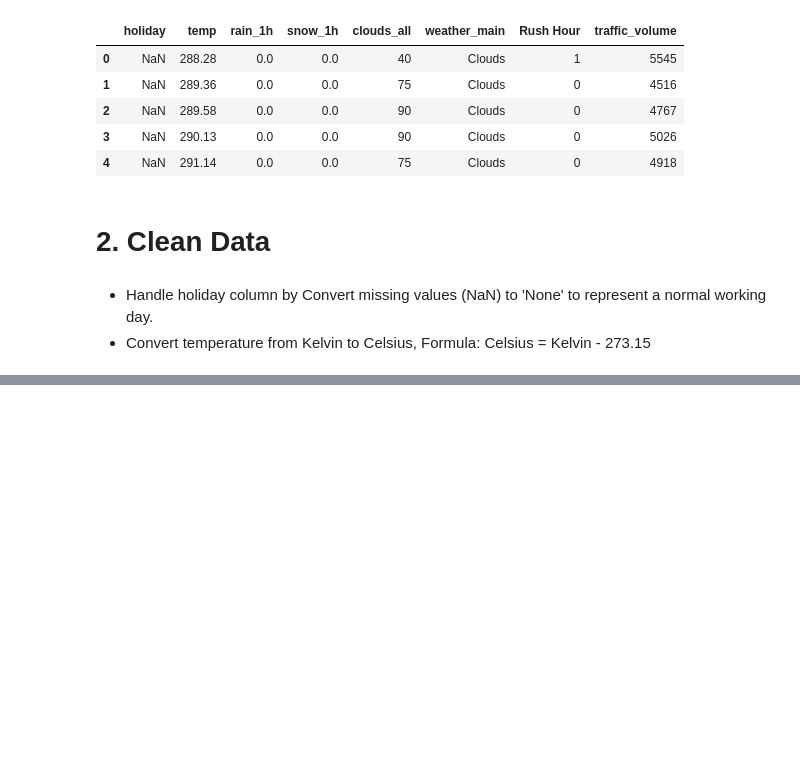
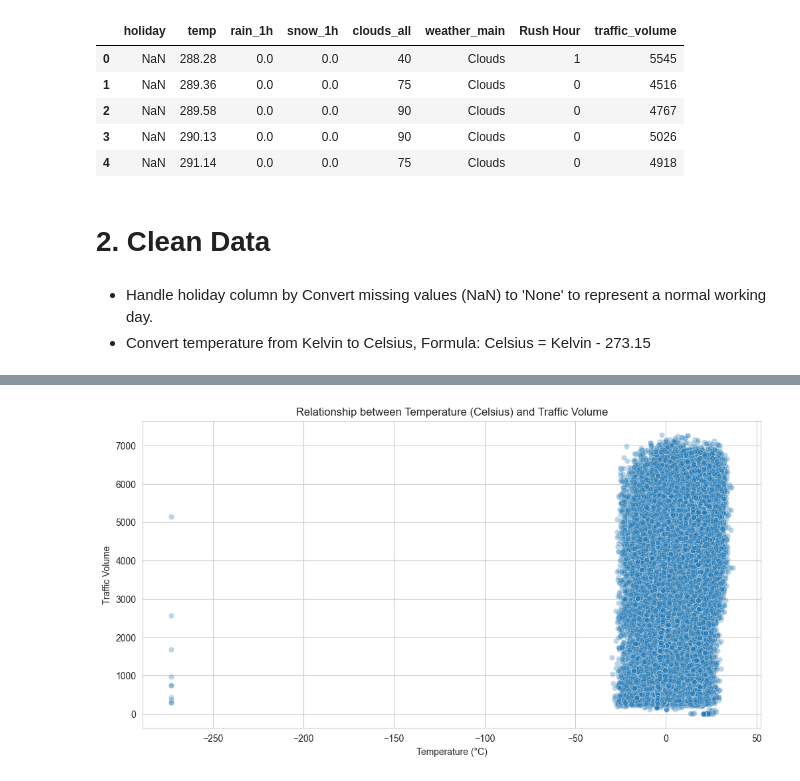
Before and after one commit to HSKdeveloper/ML-Project, a Jupyter notebook: mlProject/em.ipynb, the cells around one changed output, grey strips where cells are left out. Saved outputs shown, nothing was run; the diff lists cells and outputs as text; code cells hidden in the pictures; blank space fills up the shorter version.

```diff
--- a/mlProject/em.ipynb
+++ b/mlProject/em.ipynb
@@ -63,0 +117,16 @@ Unique holiday types recorded:
+# %%
+
+# Set plotting configurations for better visibility
+plt.rcParams['figure.figsize'] = [12, 6]
+sns.set_style("whitegrid")
+
+# 1. Relationship between Temperature and Traffic Volume
+# Using a Scatter Plot with 'alpha' to visualize point density and trends
+plt.figure()
+sns.scatterplot(data=traffic_data, x='temp', y='traffic_volume', alpha=0.3)
+plt.title('Relationship between Temperature (Celsius) and Traffic Volume')
+plt.xlabel('Temperature (°C)')
+plt.ylabel('Traffic Volume')
+plt.show()
+# %% [output]
+[figure, added]
```
Also changed, not shown: parts of 13 cells of this notebook, 6 other files.
